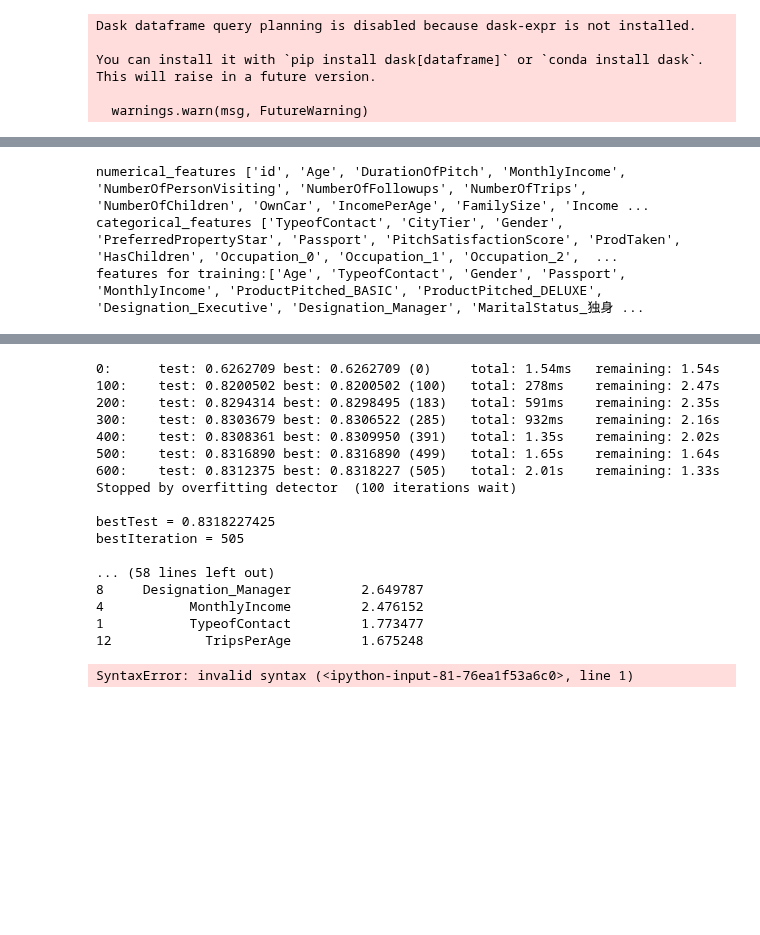
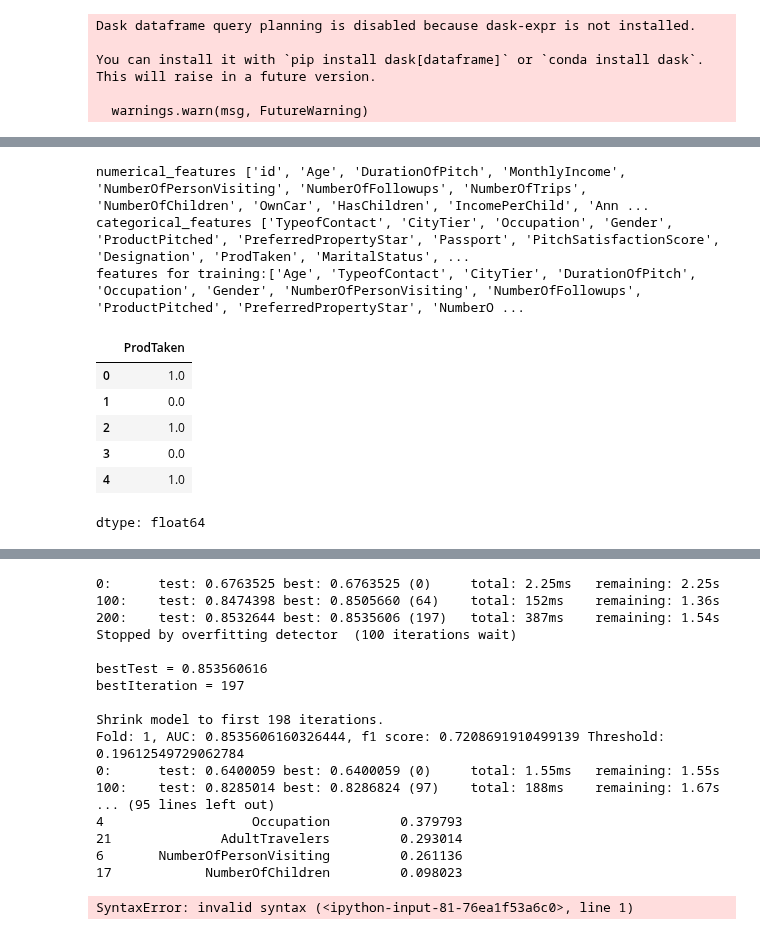
Before and after one commit to mamekin05108/signatecup2024summer, a Jupyter notebook: Catboost_20240825.ipynb, the cells around one changed output, grey strips where cells are left out. Drawn from its saved outputs; the diff is of its cells as text; code cells hidden in the pictures; blank space fills up the shorter version.

```diff
--- a/Catboost_20240825.ipynb
+++ b/Catboost_20240825.ipynb
@@ -78,8 +78,9 @@ default_categorical_features = ['TypeofContact', 'CityTier', 'Occupation', 'Gend
 default_numerical_features = ['id','Age', 'DurationOfPitch', 'MonthlyIncome',
                             'NumberOfPersonVisiting', 'NumberOfFollowups', 'NumberOfTrips', 'NumberOfChildren','OwnCar'
                               ]
-added_numerical_features = ['IncomePerAge','FamilySize','IncomePerFamilySize','IncomePerTrips','PersonTripsProduct','IncomePerChild','LogMonthlyIncome','PitchFollowupInteraction','TripsPerAge',
-'IncomeStarInteraction','FollowupEfficiency','IncomePerPerson','StarPerCityTier','IncomePerStar','LuxuryAffinity','FollowupPerTrip']
+added_numerical_features = ['HasChildren','IncomePerChild','AnnualIncomePerTrip','PitchPlusFollowups','AdultTravelers']
+ #['IncomePerAge','FamilySize','IncomePerFamilySize','IncomePerTrips','PersonTripsProduct','IncomePerChild','LogMonthlyIncome','PitchFollowupInteraction','TripsPerAge',
+#'IncomeStarInteraction','FollowupEfficiency','IncomePerPerson','StarPerCityTier','IncomePerStar','LuxuryAffinity','FollowupPerTrip']
 numerical_features = default_numerical_features + added_numerical_features
 
 
@@ -94,13 +95,7 @@ for i in numerical_features:
 print(f'categorical_features {categorical_features}')
 
 #学習に使用しない特徴量は以下で除外
-RemoveList=['id',target,'IncomePerStar','IncomePerPerson','IncomePerFamilySize','IncomeStarInteraction','NumberOfFollowups',
-'NumberOfTrips','PersonTripsProduct','IncomePerAge','PitchFollowupInteraction','IncomePerChild'
-,'Occupation_2','FollowupPerTrip','ProductPitched_STANDARD','NumberOfPersonVisiting','Occupation_0',
-'MaritalStatus_離婚','MaritalStatus_結婚','MaritalStatus_未婚',
-'Designation_VP','Designation_AVP','ProductPitched_SUPERDELUXE',
-'ProductPitched_KING','Occupation_1','NumberOfChildren','Designation_Senior Manager',
-            'DurationOfPitch','OwnCar','FamilySize','PitchSatisfactionScore','PreferredPropertyStar','CityTier','HasChildren']
+RemoveList=['id',target,'HasChildren']
 for i in RemoveList:
     if i in numerical_features:
         numerical_features.remove(i)
@@ -116,14 +111,24 @@ for col in categorical_features:
     df_train[col] = df_train[col].astype(int)
     df_test[col] = df_test[col].astype(int)
 # %% [output]
-numerical_features ['id', 'Age', 'DurationOfPitch', 'MonthlyIncome', 'NumberOfPersonVisiting', 'NumberOfFollowups', 'NumberOfTrips', 'NumberOfChildren', 'OwnCar', 'IncomePerAge', 'FamilySize', 'Income ...
-categorical_features ['TypeofContact', 'CityTier', 'Gender', 'PreferredPropertyStar', 'Passport', 'PitchSatisfactionScore', 'ProdTaken', 'HasChildren', 'Occupation_0', 'Occupation_1', 'Occupation_2',  ...
-features for training:['Age', 'TypeofContact', 'Gender', 'Passport', 'MonthlyIncome', 'ProductPitched_BASIC', 'ProductPitched_DELUXE', 'Designation_Executive', 'Designation_Manager', 'MaritalStatus_独身 ...
+numerical_features ['id', 'Age', 'DurationOfPitch', 'MonthlyIncome', 'NumberOfPersonVisiting', 'NumberOfFollowups', 'NumberOfTrips', 'NumberOfChildren', 'OwnCar', 'HasChildren', 'IncomePerChild', 'Ann ...
+categorical_features ['TypeofContact', 'CityTier', 'Occupation', 'Gender', 'ProductPitched', 'PreferredPropertyStar', 'Passport', 'PitchSatisfactionScore', 'Designation', 'ProdTaken', 'MaritalStatus', ...
+features for training:['Age', 'TypeofContact', 'CityTier', 'DurationOfPitch', 'Occupation', 'Gender', 'NumberOfPersonVisiting', 'NumberOfFollowups', 'ProductPitched', 'PreferredPropertyStar', 'NumberO ...
 # %%
 cols_category=categorical_features
 # %%
 train_y = df_train[target]
 train_x = df_train.drop(target, axis=1)
+# %%
+train_y.head()
+# %% [output]
+|  | ProdTaken |
+| 0 | 1.0 |
+| 1 | 0.0 |
+| 2 | 1.0 |
+| 3 | 0.0 |
+| 4 | 1.0 |
+dtype: float64
 # %%
 
 params_cat = {
@@ -182,7 +188,7 @@ shap_values_list = []
 
 list_feature_importances = []  # 特徴量重要度を格納するリスト
 
-cv = StratifiedKFold(n_splits=5, shuffle=True, random_state=815)
+cv = StratifiedKFold(n_splits=7, shuffle=True, random_state=42)
 for fold, (trn_idx, val_idx) in enumerate(cv.split(train_x, train_y), start=1):
     trn_x = train_x[features].iloc[trn_idx, :]
     trn_y = train_y[trn_idx]
@@ -224,21 +230,21 @@ feature_importance_df = pd.DataFrame({
 print("Feature Importances:")
 print(feature_importance_df)
 # %% [output]
-0:      test: 0.6262709 best: 0.6262709 (0)     total: 1.54ms   remaining: 1.54s
-100:    test: 0.8200502 best: 0.8200502 (100)   total: 278ms    remaining: 2.47s
-200:    test: 0.8294314 best: 0.8298495 (183)   total: 591ms    remaining: 2.35s
-300:    test: 0.8303679 best: 0.8306522 (285)   total: 932ms    remaining: 2.16s
-400:    test: 0.8308361 best: 0.8309950 (391)   total: 1.35s    remaining: 2.02s
-500:    test: 0.8316890 best: 0.8316890 (499)   total: 1.65s    remaining: 1.64s
-600:    test: 0.8312375 best: 0.8318227 (505)   total: 2.01s    remaining: 1.33s
+0:      test: 0.6763525 best: 0.6763525 (0)     total: 2.25ms   remaining: 2.25s
+100:    test: 0.8474398 best: 0.8505660 (64)    total: 152ms    remaining: 1.36s
+200:    test: 0.8532644 best: 0.8535606 (197)   total: 387ms    remaining: 1.54s
 Stopped by overfitting detector  (100 iterations wait)
 
-bestTest = 0.8318227425
-bestIteration = 505
+bestTest = 0.853560616
+bestIteration = 197
 
-... (58 lines left out)
-8     Designation_Manager         2.649787
-4           MonthlyIncome         2.476152
-1           TypeofContact         1.773477
-12            TripsPerAge         1.675248
+Shrink model to first 198 iterations.
+Fold: 1, AUC: 0.8535606160326444, f1 score: 0.7208691910499139 Threshold: 0.19612549729062784
+0:      test: 0.6400059 best: 0.6400059 (0)     total: 1.55ms   remaining: 1.55s
+100:    test: 0.8285014 best: 0.8286824 (97)    total: 188ms    remaining: 1.67s
+... (95 lines left out)
+4                   Occupation         0.379793
+21              AdultTravelers         0.293014
+6       NumberOfPersonVisiting         0.261136
+17            NumberOfChildren         0.098023
 # %%
```
Also changed, not shown: parts of 7 cells of this notebook.
